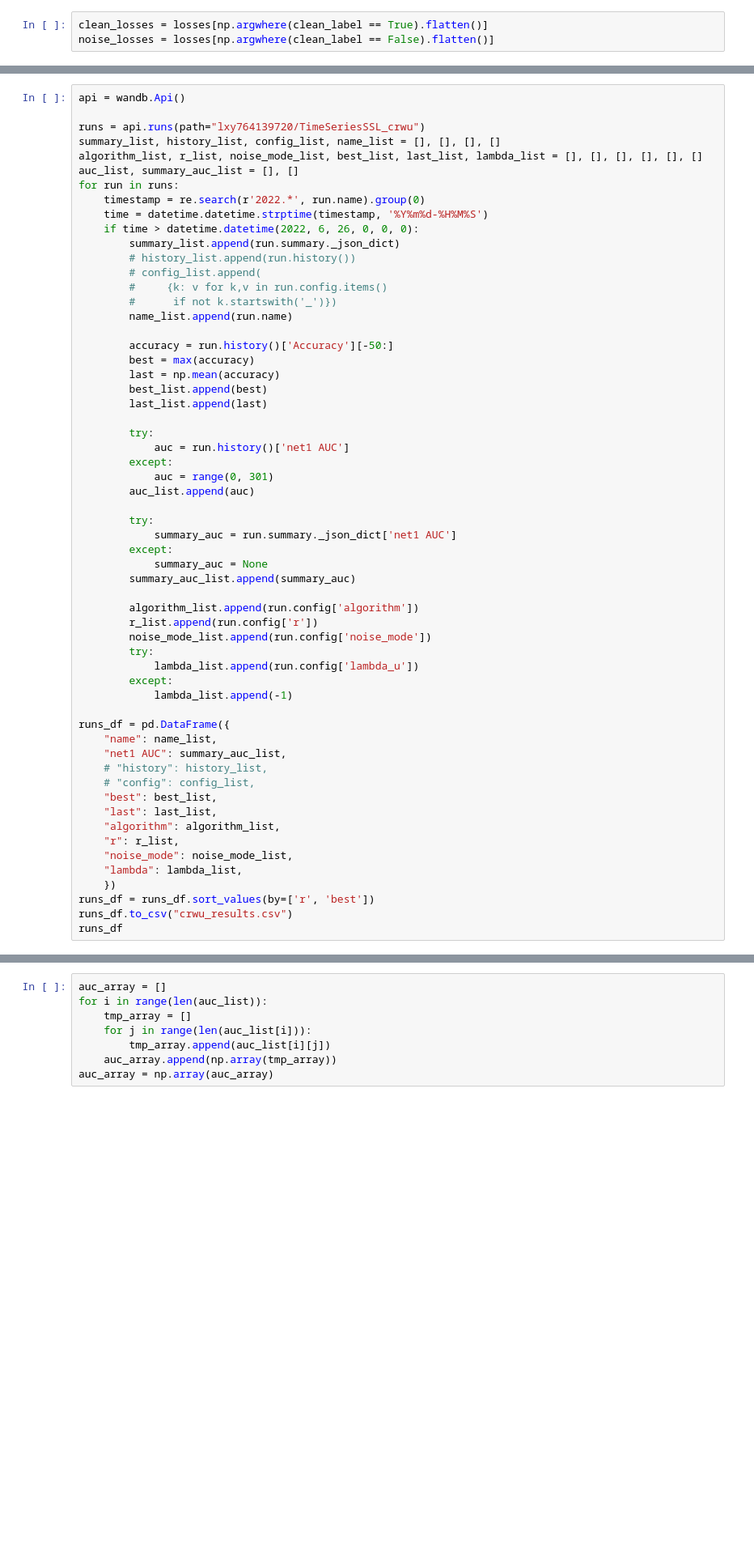
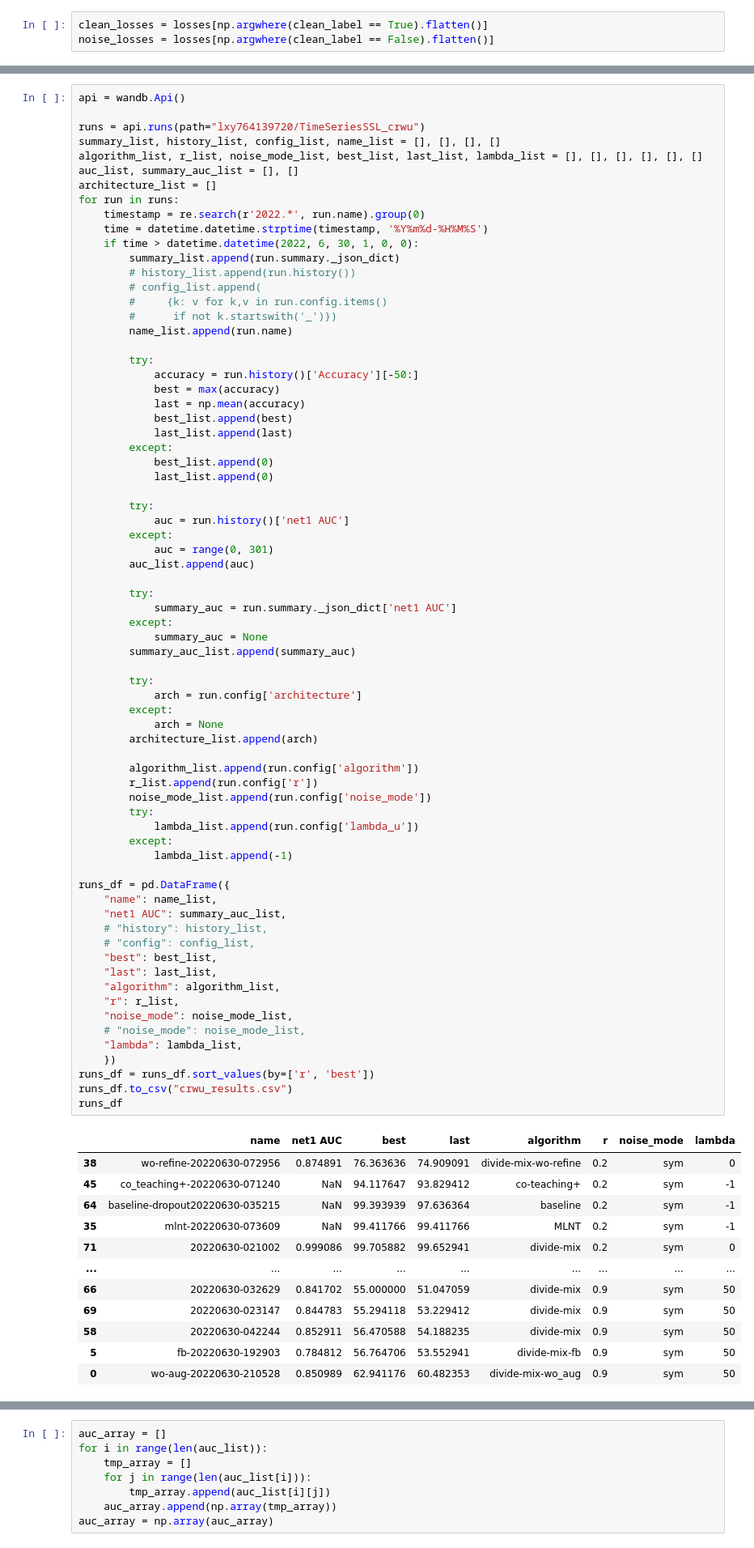
Before and after one commit to lxy764139720/TimeSeriesSSL, a Jupyter notebook: measure_data.ipynb, the cells around one changed output, grey strips where cells are left out. Shown: that part at 81% size. Drawn from its saved outputs; the diff is of its cells as text; blank space fills up the shorter version.

```diff
--- a/measure_data.ipynb
+++ b/measure_data.ipynb
@@ -154,10 +157,11 @@ runs = api.runs(path="lxy764139720/TimeSeriesSSL_crwu")
 summary_list, history_list, config_list, name_list = [], [], [], []
 algorithm_list, r_list, noise_mode_list, best_list, last_list, lambda_list = [], [], [], [], [], []
 auc_list, summary_auc_list = [], []
+architecture_list = []
 for run in runs:
     timestamp = re.search(r'2022.*', run.name).group(0)
     time = datetime.datetime.strptime(timestamp, '%Y%m%d-%H%M%S')
-    if time > datetime.datetime(2022, 6, 26, 0, 0, 0):
+    if time > datetime.datetime(2022, 6, 30, 1, 0, 0):
         summary_list.append(run.summary._json_dict)
         # history_list.append(run.history())
         # config_list.append(
@@ -165,11 +169,15 @@ for run in runs:
         #      if not k.startswith('_')})
         name_list.append(run.name)
 
-        accuracy = run.history()['Accuracy'][-50:]
-        best = max(accuracy)
-        last = np.mean(accuracy)
-        best_list.append(best)
-        last_list.append(last)
+        try:
+            accuracy = run.history()['Accuracy'][-50:]
+            best = max(accuracy)
+            last = np.mean(accuracy)
+            best_list.append(best)
+            last_list.append(last)
+        except:
+            best_list.append(0)
+            last_list.append(0)
 
         try:
             auc = run.history()['net1 AUC']
@@ -180,30 +188,49 @@ for run in runs:
         try:
             summary_auc = run.summary._json_dict['net1 AUC']
         except:
             summary_auc = None
         summary_auc_list.append(summary_auc)
+
+        try:
+            arch = run.config['architecture']
+        except:
+            arch = None
+        architecture_list.append(arch)
 
         algorithm_list.append(run.config['algorithm'])
         r_list.append(run.config['r'])
         noise_mode_list.append(run.config['noise_mode'])
         try:
             lambda_list.append(run.config['lambda_u'])
         except:
             lambda_list.append(-1)
 
 runs_df = pd.DataFrame({
     "name": name_list,
     "net1 AUC": summary_auc_list,
     # "history": history_list,
     # "config": config_list,
     "best": best_list,
     "last": last_list,
     "algorithm": algorithm_list,
     "r": r_list,
     "noise_mode": noise_mode_list,
+    # "noise_mode": noise_mode_list,
     "lambda": lambda_list,
     })
 runs_df = runs_df.sort_values(by=['r', 'best'])
 runs_df.to_csv("crwu_results.csv")
 runs_df
 # %% [output]
+|  | name | net1 AUC | best | last | algorithm | r | noise_mode | lambda |
+| 38 | wo-refine-20220630-072956 | 0.874891 | 76.363636 | 74.909091 | divide-mix-wo-refine | 0.2 | sym | 0 |
+| 45 | co_teaching+-20220630-071240 | NaN | 94.117647 | 93.829412 | co-teaching+ | 0.2 | sym | -1 |
+| 64 | baseline-dropout20220630-035215 | NaN | 99.393939 | 97.636364 | baseline | 0.2 | sym | -1 |
+| 35 | mlnt-20220630-073609 | NaN | 99.411766 | 99.411766 | MLNT | 0.2 | sym | -1 |
+| 71 | 20220630-021002 | 0.999086 | 99.705882 | 99.652941 | divide-mix | 0.2 | sym | 0 |
+| ... | ... | ... | ... | ... | ... | ... | ... | ... |
+| 66 | 20220630-032629 | 0.841702 | 55.000000 | 51.047059 | divide-mix | 0.9 | sym | 50 |
+| 69 | 20220630-023147 | 0.844783 | 55.294118 | 53.229412 | divide-mix | 0.9 | sym | 50 |
+| 58 | 20220630-042244 | 0.852911 | 56.470588 | 54.188235 | divide-mix | 0.9 | sym | 50 |
+| 5 | fb-20220630-192903 | 0.784812 | 56.764706 | 53.552941 | divide-mix-fb | 0.9 | sym | 50 |
+| 0 | wo-aug-20220630-210528 | 0.850989 | 62.941176 | 60.482353 | divide-mix-wo_aug | 0.9 | sym | 50 |
```
Also changed, not shown: parts of 12 cells of this notebook, 21 other files.
